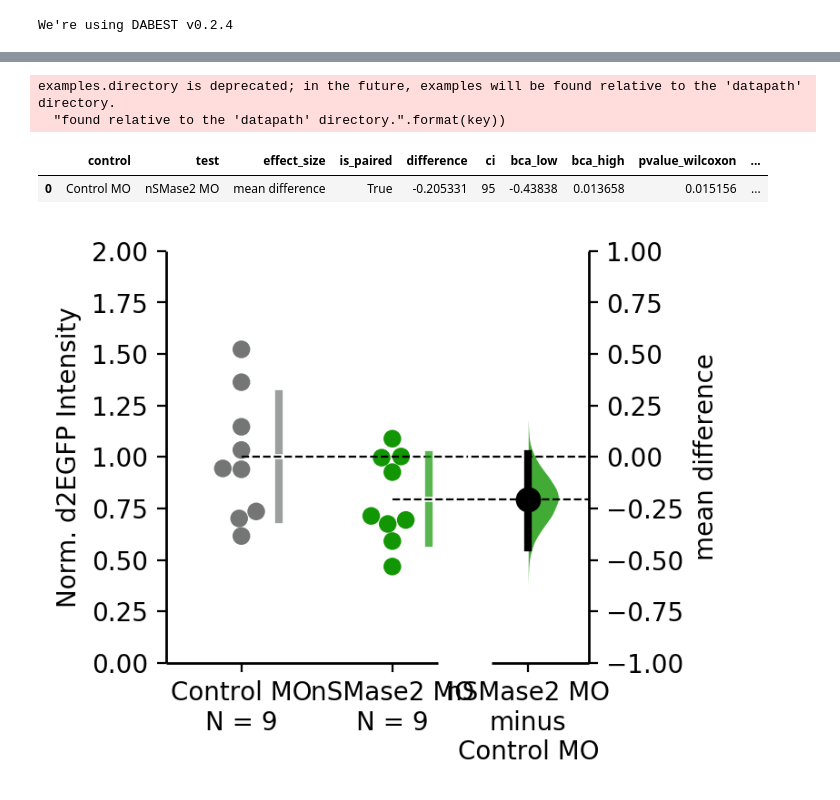
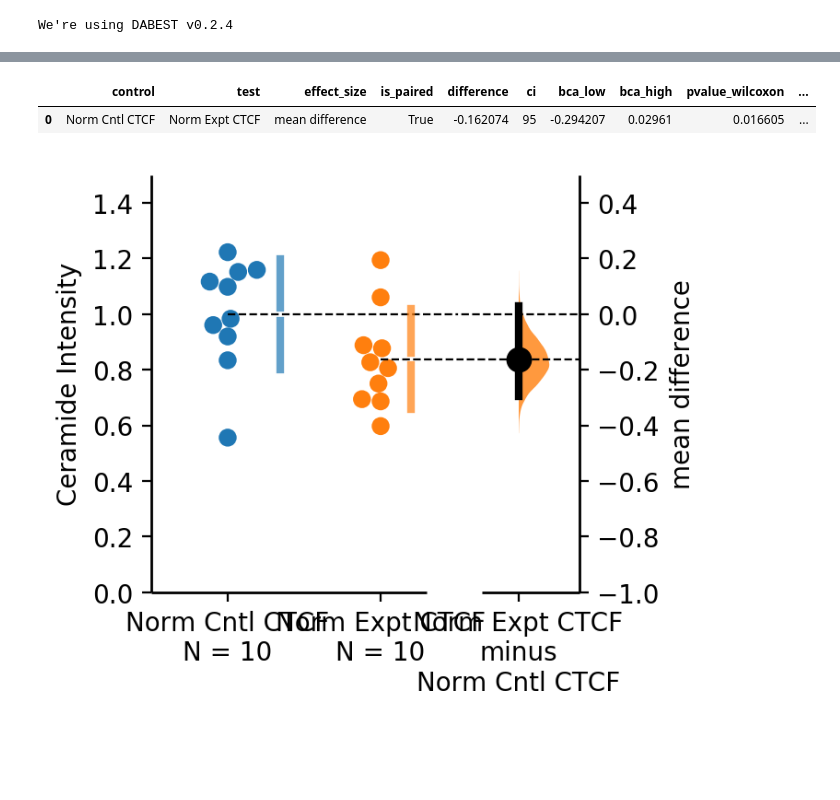
Before and after one commit to candrews19/data, a Jupyter notebook: nSMase2/CeramideStain/CeramideIntensity.ipynb, the cells around one changed output, grey strips where cells are left out. Cells and saved outputs as stored; diff of their text form; code cells hidden in the pictures; blank space fills up the shorter version.

Commit message:
Mike's new Ceramide intensity analysis

```diff
--- a/nSMase2/CeramideStain/CeramideIntensity.ipynb
+++ b/nSMase2/CeramideStain/CeramideIntensity.ipynb
@@ -23,31 +25,15 @@ We're using DABEST v0.2.4
 # %%
-# Add experiment date here to apply to dataframe
-now = datetime.datetime.now()
-analysis_date = now.strftime("%Y%m%d")
-
+# Navigate to CSV path
 path = os.path.abspath('')+'/CSVs/'
 full_df = pd.DataFrame()
 list_ = []
 
-# For loop to bring in files and concatenate them into a single dataframe
-
-
-for file_ in glob.glob(path + "/*.csv"):
+for file_ in glob.glob(path + "/*.csv"):         # For loop to bring in files and concatenate them into a single dataframe
     df = pd.read_csv(file_)
-    # Determine Image name from file name
-    df['Image'] = os.path.splitext(os.path.basename(file_))[0]
-    # Split values in ROI label
-    df['Fluor'], df['ROI'] = zip(*df['Label'].map(lambda x: x.split(':')))
-    # Split values in Image name column
-    (df['ExptDate'], df['Treatment'], df['Stains'], df['Embryo'],
+    df['Image'] = os.path.splitext(os.path.basename(file_))[0]                      # Determine Image name from file name
+    df['Stain'], df['ROI'] = zip(*df['Label'].map(lambda x: x.split(':')))          # Split values in ROI label
+    (df['ExptDate'], df['Treatment'], df['Stains'], df['Embryo'],                   # Split values in Image name column
         df['Somites'], df['Section']) = zip(*df['Image'].map(lambda x: x.split('_')))
-
-    # Replace background ROI names
-        # NOTE: I have updated the Fiji macro ('FluorIntensity_2Channel.ijm') to name all background ROIs as 'background',
-        # so this step will be unnecessary with freshly collected data
-    #df.replace(to_replace=['back1a', 'back1b', 'back1c', 'back2a', 'back2b', 'back2c'],
-     #                       value=['background', 'background', 'background', 'background', 'background', 'background'],
-      #                      inplace=True)
     list_.append(df)
 
 full_df = pd.concat(list_)
@@ -155,15 +104,11 @@ results_6ss.head()
 # %%
-results = dabest.load(results_6ss, idx=('Control MO', 'nSMase2 MO')
-                                ,id_col='ID', paired=True)
+results = dabest.load(results, idx=('Norm Cntl CTCF', 'Norm Expt CTCF')
+                                ,id_col='Embryo', paired=True)
 results.mean_diff.statistical_tests
 # %% [output]
-examples.directory is deprecated; in the future, examples will be found relative to the 'datapath' directory.
-  "found relative to the 'datapath' directory.".format(key))
 |  | control | test | effect_size | is_paired | difference | ci | bca_low | bca_high | pvalue_wilcoxon | ... |
-| 0 | Control MO | nSMase2 MO | mean difference | True | -0.205331 | 95 | -0.43838 | 0.013658 | 0.015156 | ... |
+| 0 | Norm Cntl CTCF | Norm Expt CTCF | mean difference | True | -0.162074 | 95 | -0.294207 | 0.02961 | 0.016605 | ... |
 # %%
-
-
 fig1 = results.mean_diff.plot(
     #Set overall figure parameters
                 dpi=200
@@ -180,39 +125,39 @@ fig1 = results.mean_diff.plot(
                                ,'color' : 'black'}
 
     #Set swarm plot parameters
-                ,swarm_label='Norm. d2EGFP Intensity'
-                ,swarm_ylim=(0,2)
+                ,swarm_label='Ceramide Intensity'
+                ,swarm_ylim=(0,1.5)
                 ,show_pairs=False                    #connect paired points? Yes (True), no (False)
 #                 ,color_col='ID'                   #color points based on defined column identifier
-                ,custom_palette={'Control MO':'#747575'
-                                 ,'nSMase2 MO':'#139604'}
+#                 ,custom_palette={'Cntl CTCF':'#747575'
+#                                  ,'Expt CTCF':'#139604'}
                 ,swarm_desat=1
                 ,group_summaries='mean_sd'           #display mean+/-sd as bars next to swarm plots
                 ,group_summaries_offset=0.15
     #Edit swarmplot features, use seaborn.swarmplot kwargs in dictionary format
                 ,swarmplot_kwargs={'size':7}
 
 
     #Edit group summary line features, use matplotlib.lines.Line2D kwargs in dictionary format
                 ,group_summary_kwargs={'lw':3
                                       ,'alpha':.7}
     #Set effect size plot parameters
                 ,float_contrast=True                 #displays mean difference next to graph (True) or below graph (False)
                 ,contrast_label='mean difference'
                 ,es_marker_size=9
                 ,halfviolin_desat=1
                 ,halfviolin_alpha=0.8
     #Edit violin features, use sns.violinplot kwargs in dictionary format
                 ,violinplot_kwargs={'widths':0.5}
 
     #Edit legend features, use matplotlib.Axes.legend kwargs in dictionary format
 #                 ,legend_kwargs={'loc':'upper left'
 #                                 ,'frameon':True}
 
 
     #Edit slopegraph features, use
                     #kwargs in dictionary format
 #                 ,slopegraph_kwargs={'color':'blue'}
                              )
 # %% [output]
-[figure, old version]
+[figure, new version]
```
Also changed, not shown: parts of 9 cells of this notebook, 1 other file.
